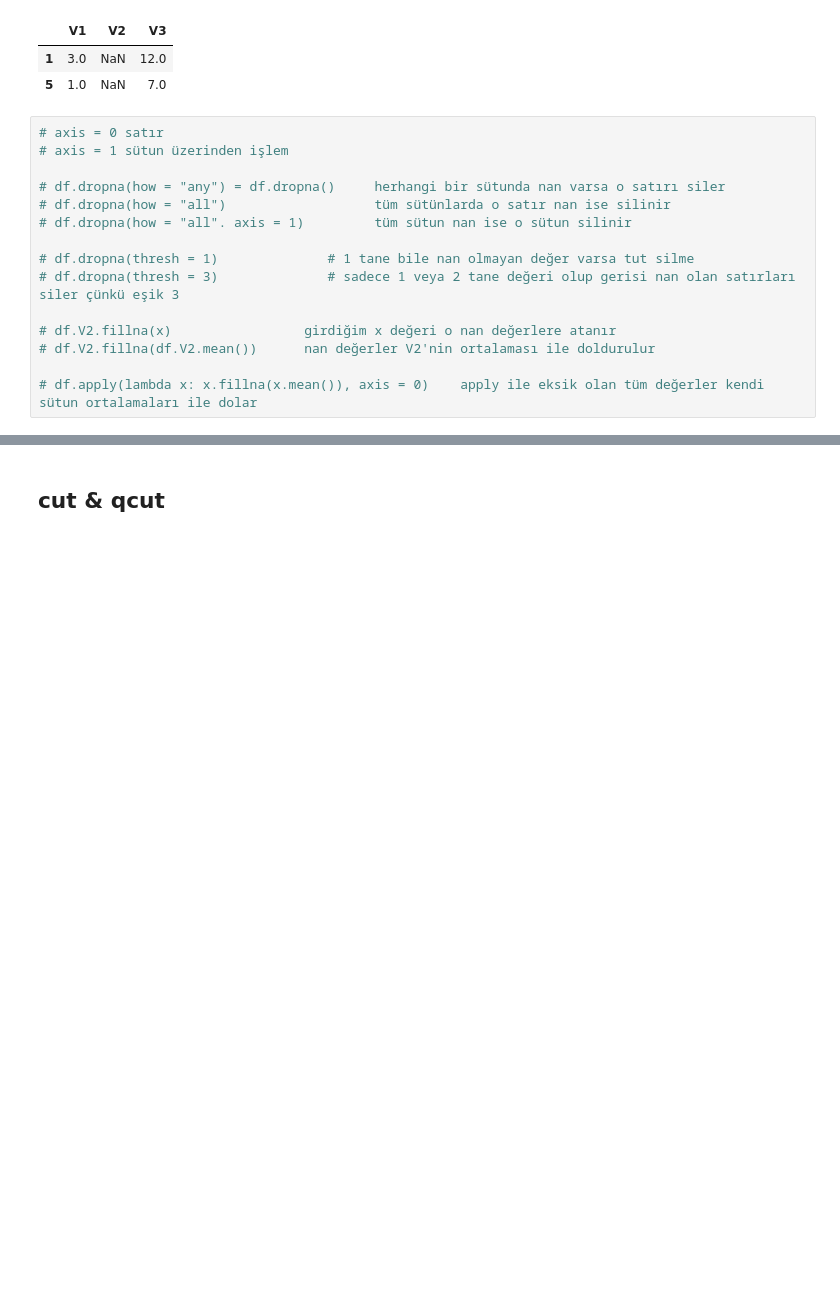
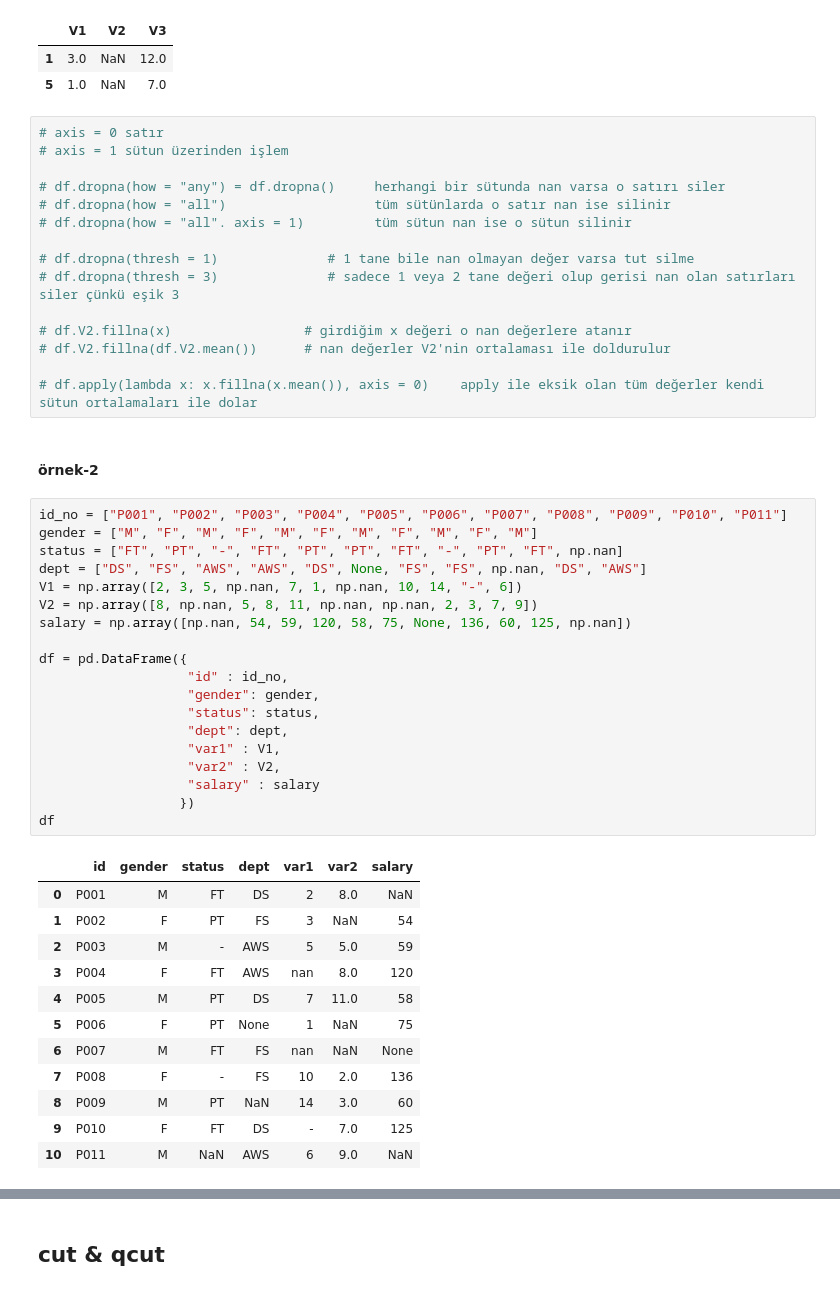
Before and after one commit to MertUrper/Numpy_Pandas, a Jupyter notebook: Pandas_3.ipynb, the cells around one changed output, grey strips where cells are left out. Cells and saved outputs as stored; diff of their text form; blank space fills up the shorter version.

```diff
--- a/Pandas_3.ipynb
+++ b/Pandas_3.ipynb
@@ -756,7 +873,41 @@ df[(df.V2.isna()) & (df.V3.notna())]     # V2'de eksik olan ama V3 de eksik olma
 # df.dropna(thresh = 1)              # 1 tane bile nan olmayan değer varsa tut silme
 # df.dropna(thresh = 3)              # sadece 1 veya 2 tane değeri olup gerisi nan olan satırları siler çünkü eşik 3
 
-# df.V2.fillna(x)                 girdiğim x değeri o nan değerlere atanır
-# df.V2.fillna(df.V2.mean())      nan değerler V2'nin ortalaması ile doldurulur
+# df.V2.fillna(x)                 # girdiğim x değeri o nan değerlere atanır
+# df.V2.fillna(df.V2.mean())      # nan değerler V2'nin ortalaması ile doldurulur
 
 # df.apply(lambda x: x.fillna(x.mean()), axis = 0)    apply ile eksik olan tüm değerler kendi sütun ortalamaları ile dolar
+# %% [markdown]
+#### örnek-2
+# %%
+id_no = ["P001", "P002", "P003", "P004", "P005", "P006", "P007", "P008", "P009", "P010", "P011"]
+gender = ["M", "F", "M", "F", "M", "F", "M", "F", "M", "F", "M"]
+status = ["FT", "PT", "-", "FT", "PT", "PT", "FT", "-", "PT", "FT", np.nan]
+dept = ["DS", "FS", "AWS", "AWS", "DS", None, "FS", "FS", np.nan, "DS", "AWS"]
+V1 = np.array([2, 3, 5, np.nan, 7, 1, np.nan, 10, 14, "-", 6])
+V2 = np.array([8, np.nan, 5, 8, 11, np.nan, np.nan, 2, 3, 7, 9])
+salary = np.array([np.nan, 54, 59, 120, 58, 75, None, 136, 60, 125, np.nan])
+
+df = pd.DataFrame({
+                   "id" : id_no,
+                   "gender": gender,
+                   "status": status,
+                   "dept": dept,
+                   "var1" : V1,
+                   "var2" : V2,
+                   "salary" : salary
+                  })
+df
+# %% [output]
+|  | id | gender | status | dept | var1 | var2 | salary |
+| 0 | P001 | M | FT | DS | 2 | 8.0 | NaN |
+| 1 | P002 | F | PT | FS | 3 | NaN | 54 |
+| 2 | P003 | M | - | AWS | 5 | 5.0 | 59 |
+| 3 | P004 | F | FT | AWS | nan | 8.0 | 120 |
+| 4 | P005 | M | PT | DS | 7 | 11.0 | 58 |
+| 5 | P006 | F | PT | None | 1 | NaN | 75 |
+| 6 | P007 | M | FT | FS | nan | NaN | None |
+| 7 | P008 | F | - | FS | 10 | 2.0 | 136 |
+| 8 | P009 | M | PT | NaN | 14 | 3.0 | 60 |
+| 9 | P010 | F | FT | DS | - | 7.0 | 125 |
+| 10 | P011 | M | NaN | AWS | 6 | 9.0 | NaN |
```
Also changed, not shown: parts of 51 cells of this notebook.
